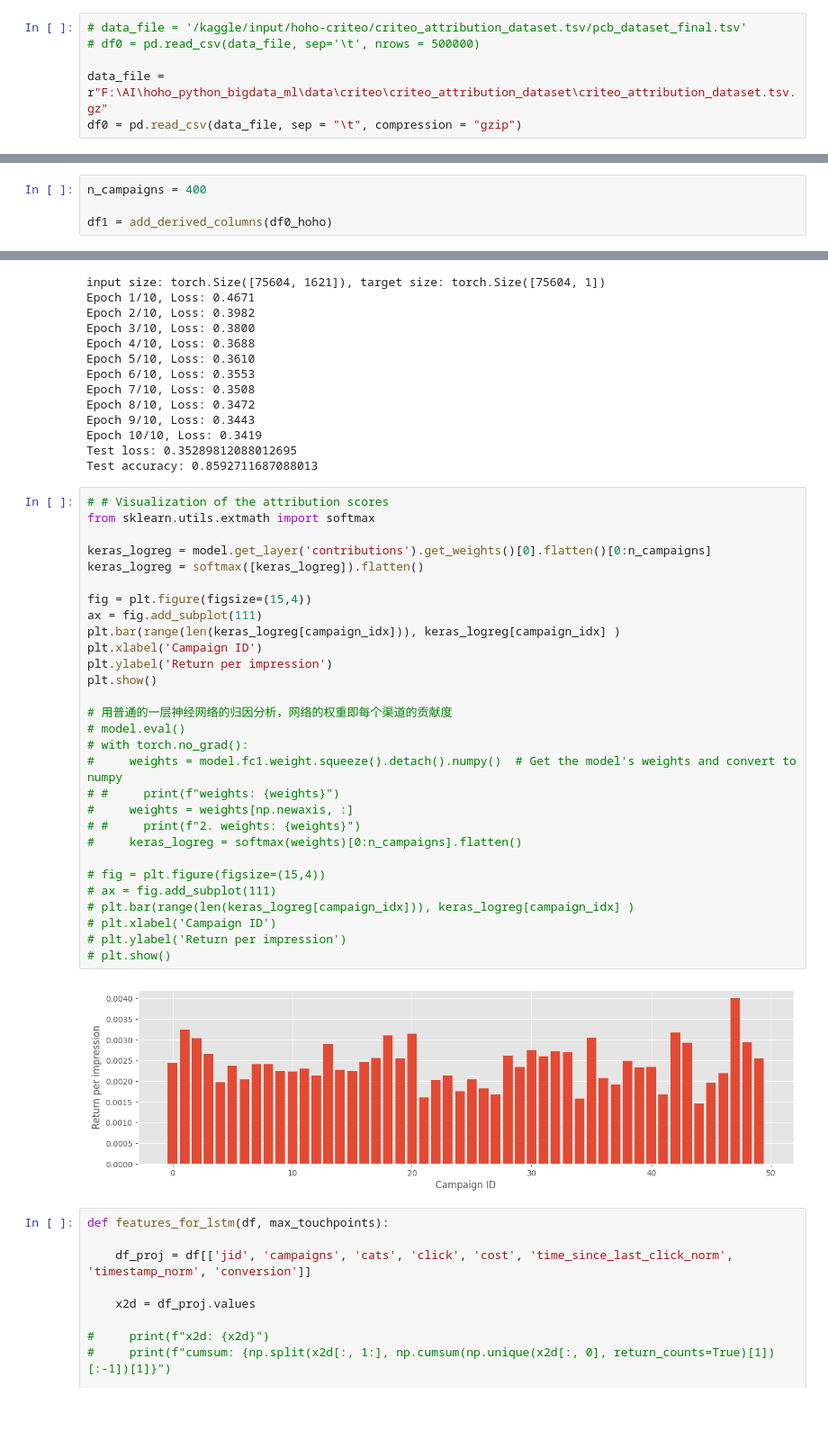
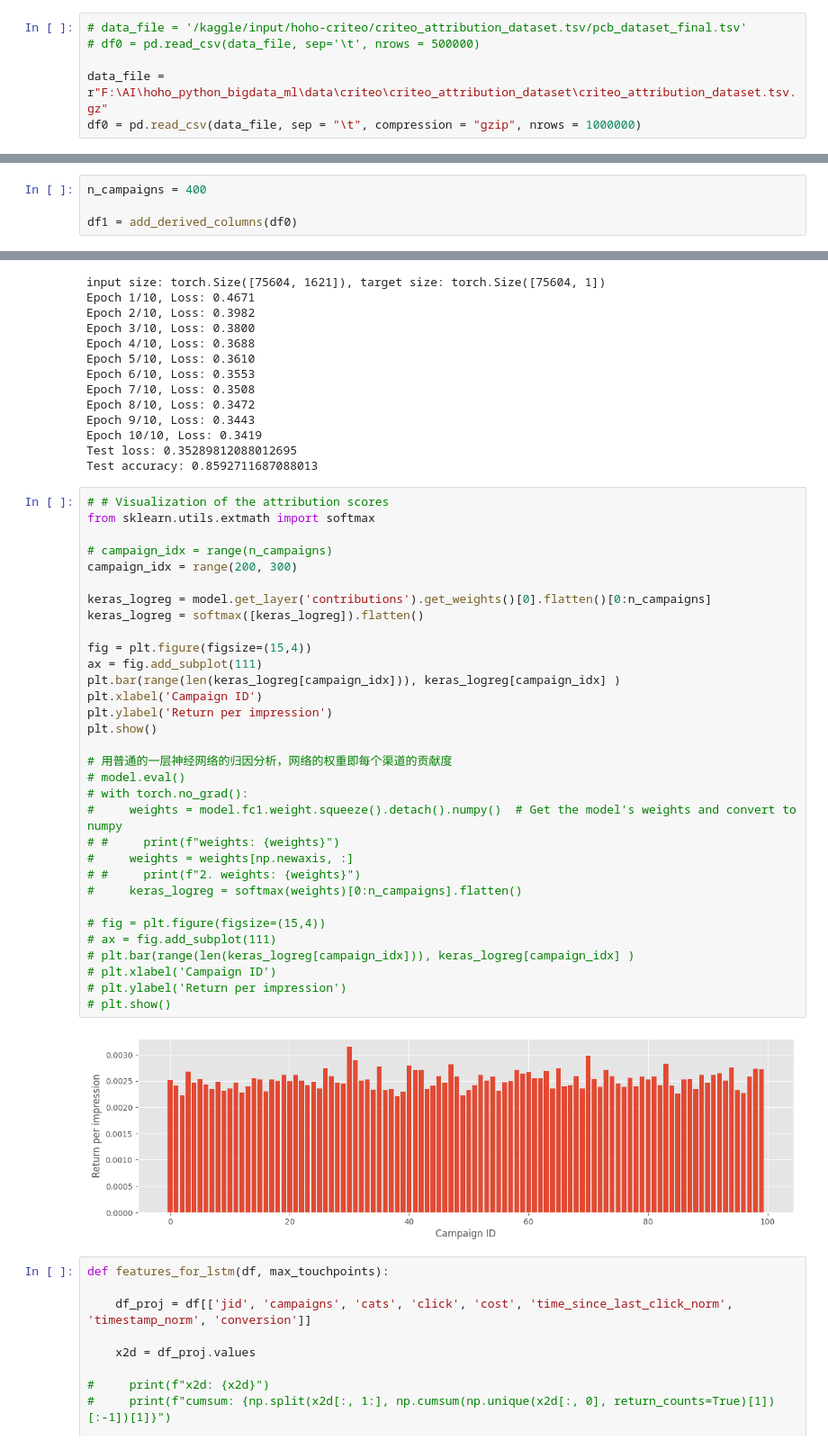
Before and after one commit to kevinva/hoho_python_bigdata_ml, a Jupyter notebook: data_science/attribution_analysis/hoho-multi-channel-attribution.ipynb, the cells around one changed output, grey strips where cells are left out. Shown at 90% size. Drawn from its saved outputs; the diff is of its cells as text; blank space fills up the shorter version.

```diff
--- a/data_science/attribution_analysis/hoho-multi-channel-attribution.ipynb
+++ b/data_science/attribution_analysis/hoho-multi-channel-attribution.ipynb
@@ -117,7 +115,7 @@ def map_one_hot(df, column_names, result_column_name):
 # df0 = pd.read_csv(data_file, sep='\t', nrows = 500000)
 
 data_file = r"F:\AI\hoho_python_bigdata_ml\data\criteo\criteo_attribution_dataset\criteo_attribution_dataset.tsv.gz"
-df0 = pd.read_csv(data_file, sep = "\t", compression = "gzip")
+df0 = pd.read_csv(data_file, sep = "\t", compression = "gzip", nrows = 1000000)
 # %%
 len(df0)
 # %% [output]
@@ -145,4 +143,4 @@ df_demo.groupby(['uid'])['campaign'].count().reset_index(name = 'count')
 # %%
 n_campaigns = 400
 
-df1 = add_derived_columns(df0_hoho)
+df1 = add_derived_columns(df0)
@@ -475,34 +566,37 @@ Test accuracy: 0.8592711687088013
 # %%
 # # Visualization of the attribution scores
 from sklearn.utils.extmath import softmax
+
+# campaign_idx = range(n_campaigns)
+campaign_idx = range(200, 300)
 
 keras_logreg = model.get_layer('contributions').get_weights()[0].flatten()[0:n_campaigns]
 keras_logreg = softmax([keras_logreg]).flatten()
 
 fig = plt.figure(figsize=(15,4))
 ax = fig.add_subplot(111)
 plt.bar(range(len(keras_logreg[campaign_idx])), keras_logreg[campaign_idx] )
 plt.xlabel('Campaign ID')
 plt.ylabel('Return per impression')
 plt.show()
 
 # 用普通的一层神经网络的归因分析，网络的权重即每个渠道的贡献度
 # model.eval()
 # with torch.no_grad():
 #     weights = model.fc1.weight.squeeze().detach().numpy()  # Get the model's weights and convert to numpy
 # #     print(f"weights: {weights}")
 #     weights = weights[np.newaxis, :]
 # #     print(f"2. weights: {weights}")
 #     keras_logreg = softmax(weights)[0:n_campaigns].flatten()
 
 # fig = plt.figure(figsize=(15,4))
 # ax = fig.add_subplot(111)
 # plt.bar(range(len(keras_logreg[campaign_idx])), keras_logreg[campaign_idx] )
 # plt.xlabel('Campaign ID')
 # plt.ylabel('Return per impression')
 # plt.show()
 # %% [output]
-[figure, old version]
+[figure, new version]
 # %%
 def features_for_lstm(df, max_touchpoints):
 
```
Also changed, not shown: parts of 31 cells of this notebook.
